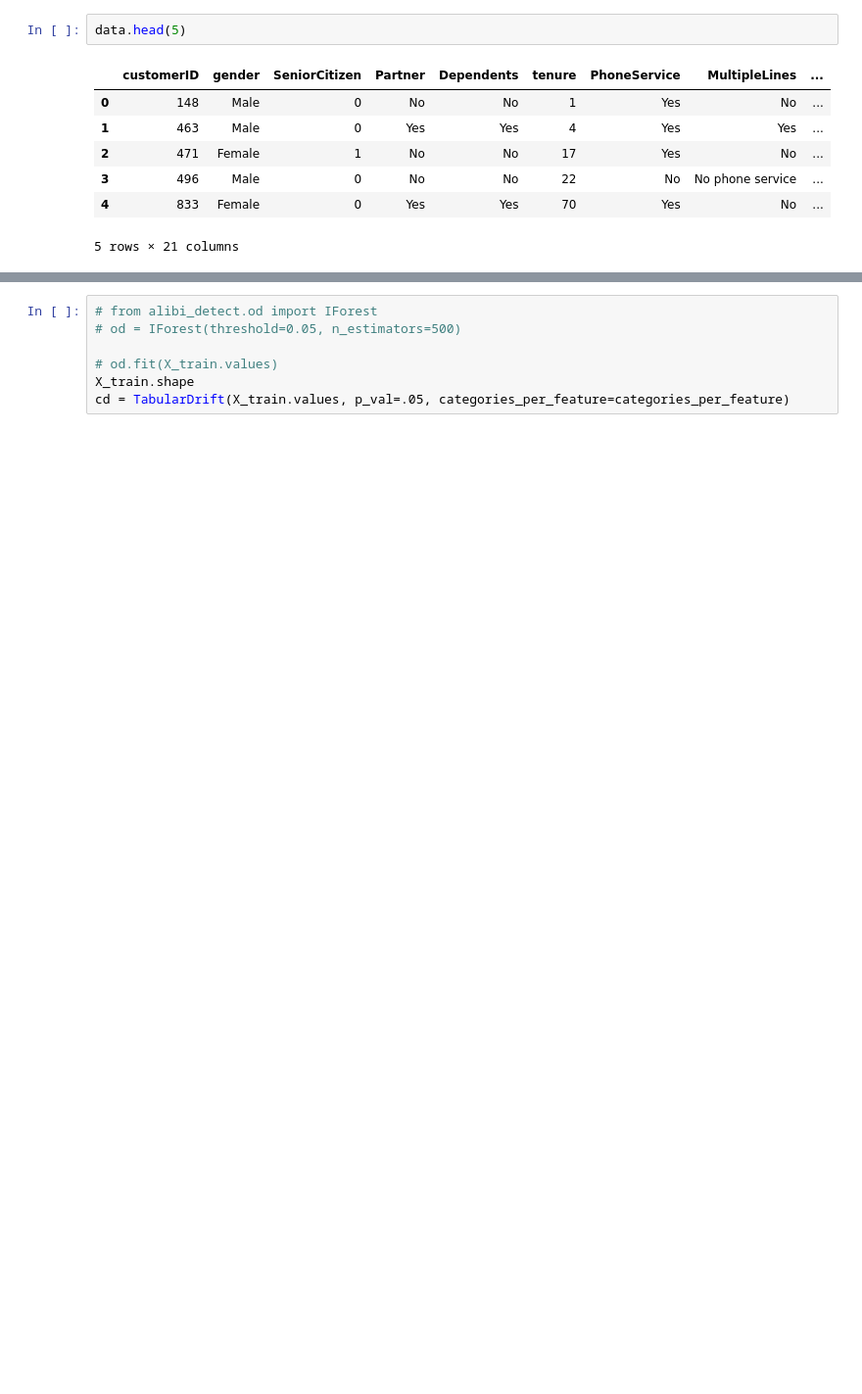
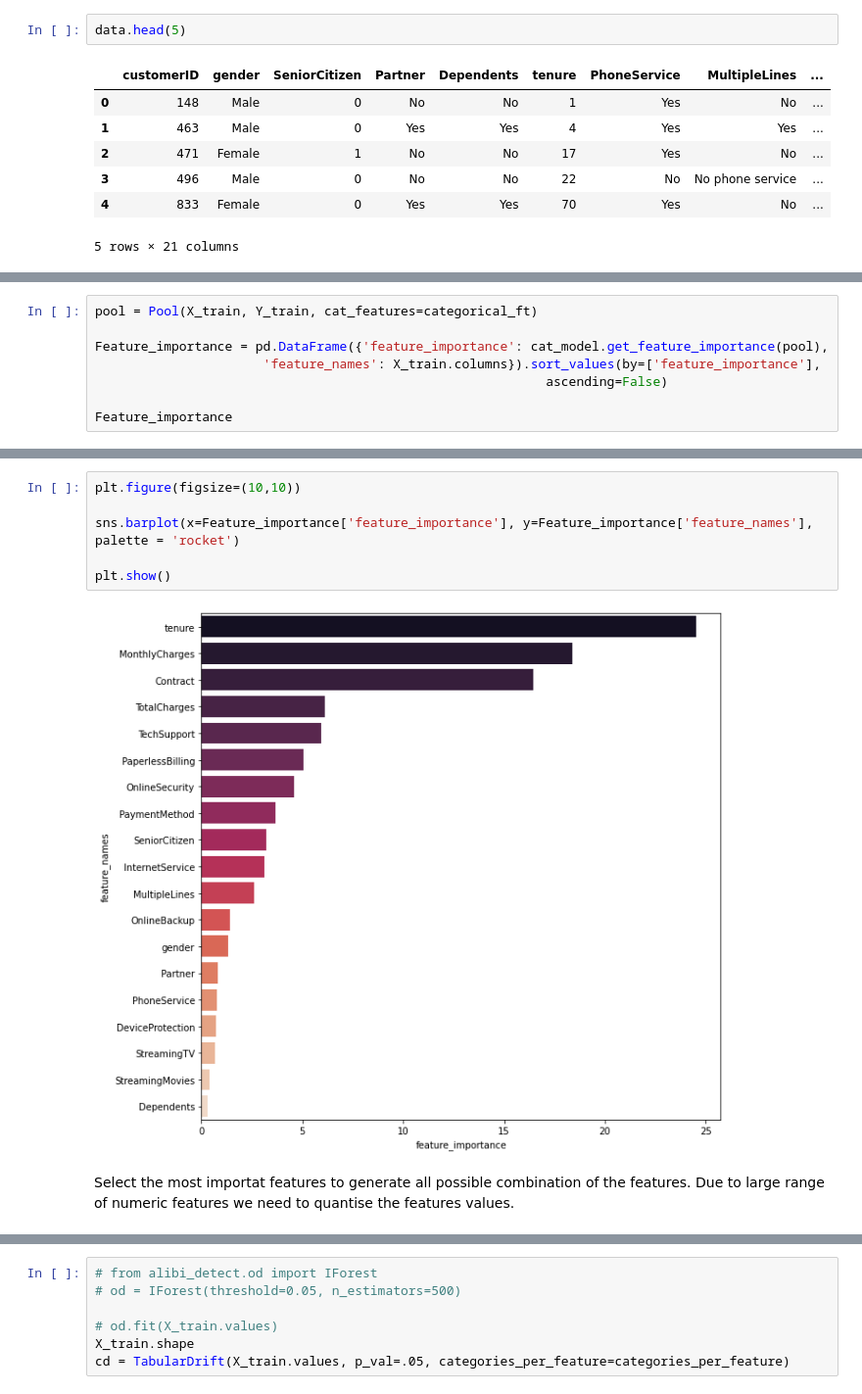
Before and after one commit to masoodfaisal/mlops-workshop, a Jupyter notebook: seldon/drift_deploy/Configure_Input_Drift.ipynb, the cells around one changed output, grey strips where cells are left out. Shown at 98% size. Drawn from its saved outputs; the diff is of its cells as text; blank space fills up the shorter version.

```diff
--- a/seldon/drift_deploy/Configure_Input_Drift.ipynb
+++ b/seldon/drift_deploy/Configure_Input_Drift.ipynb
@@ -110,0 +228,8 @@ print(X_train.shape)
+# %%
+pool = Pool(X_train, Y_train, cat_features=categorical_ft)
+
+Feature_importance = pd.DataFrame({'feature_importance': cat_model.get_feature_importance(pool),
+                      'feature_names': X_train.columns}).sort_values(by=['feature_importance'],
+                                                           ascending=False)
+
+Feature_importance
@@ -110,0 +254,11 @@ print(X_train.shape)
+# %%
+plt.figure(figsize=(10,10))
+
+sns.barplot(x=Feature_importance['feature_importance'], y=Feature_importance['feature_names'], palette = 'rocket')
+
+plt.show()
+# %% [output]
+[figure, added]
+# %% [markdown]
+Select the most importat features to generate all possible combination of the features.
+Due to large range of numeric features we need to quantise the features values.
```
Also changed, not shown: parts of 38 cells of this notebook, 8 other files.
